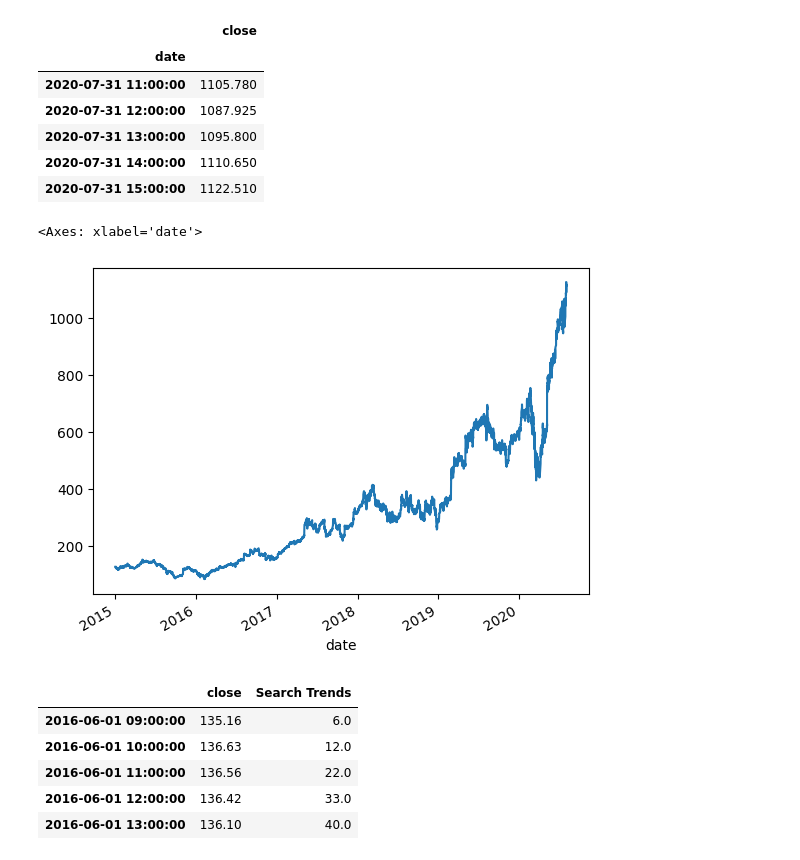
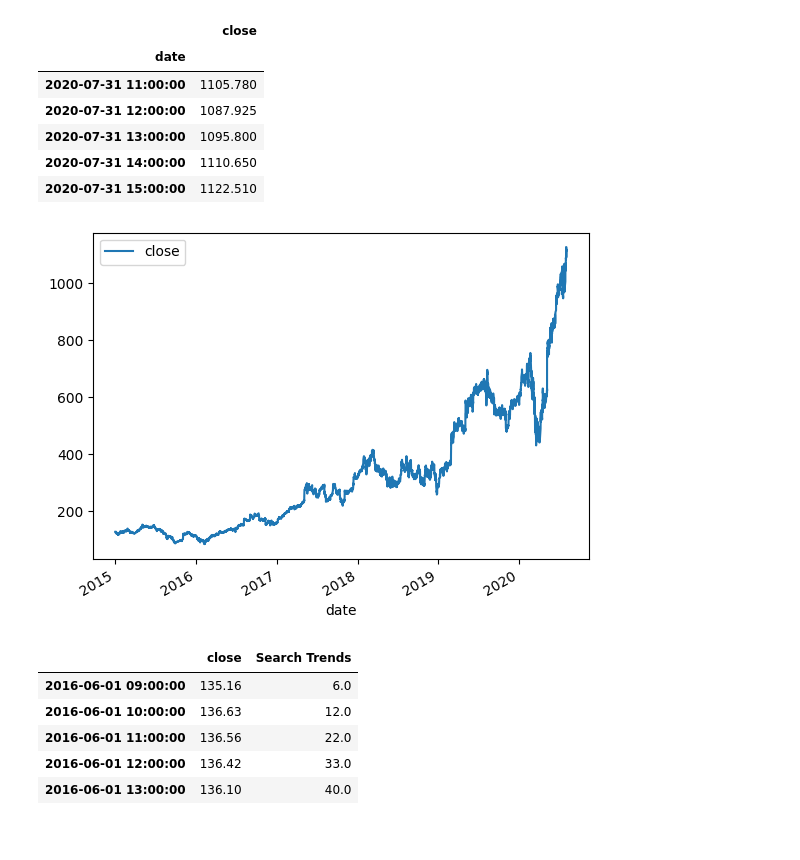
Before and after one commit to Dragon9804/prophet-challenge, a Jupyter notebook: forecasting_net_prophet.ipynb, the cells around one changed output. Saved outputs shown, nothing was run; the diff lists cells and outputs as text; code cells hidden in the pictures.

```diff
--- a/forecasting_net_prophet.ipynb
+++ b/forecasting_net_prophet.ipynb
@@ -240,9 +241,10 @@ display(df_mercado_stock.tail())
 | 2020-07-31 15:00:00 | 1122.510 |
 # %%
 # Visualize the closing price of the df_mercado_stock DataFrame
+df_mercado_stock.plot()
+plt.show()
 # %% [output]
-<Axes: xlabel='date'>
-[figure, old version]
+[figure, new version]
 # %%
 # Concatenate the df_mercado_stock DataFrame with the df_mercado_trends DataFrame
 # Concatenate the DataFrame by columns (axis=1), and drop and rows with only one column of data
```
Also changed, not shown: parts of 2 cells of this notebook.
